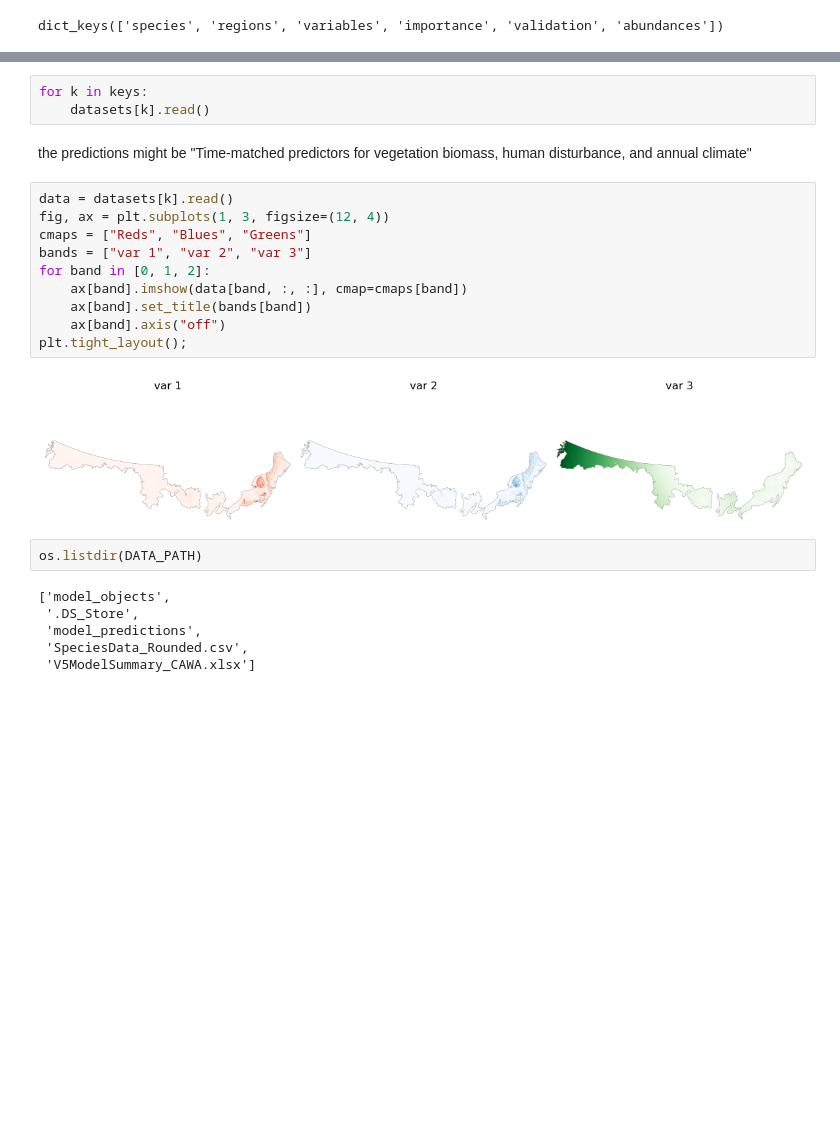
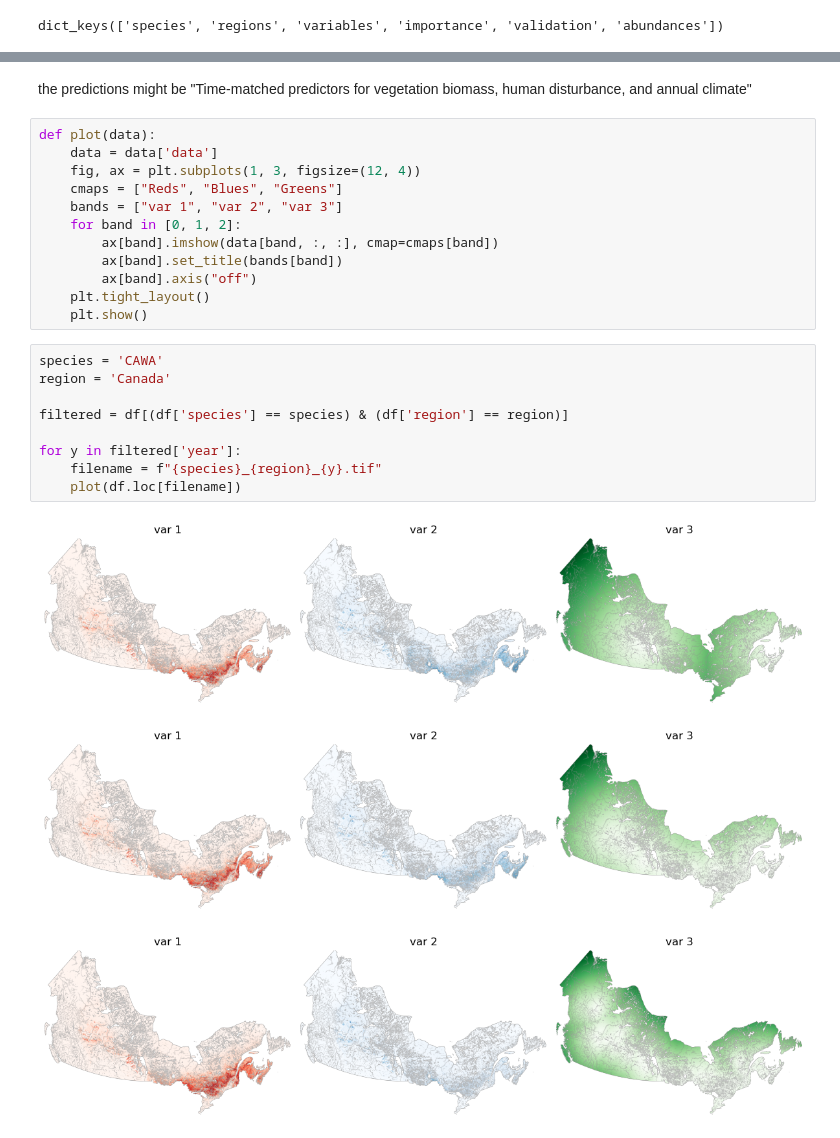
Before and after one commit to borealbirds/Boreal-Birds-dashboard, a Jupyter notebook: notebooks/eda.ipynb, the cells around one changed output, grey strips where cells are left out. Drawn from its saved outputs; the diff is of its cells as text; blank space fills up the shorter version.

```diff
--- a/notebooks/eda.ipynb
+++ b/notebooks/eda.ipynb
@@ -55,25 +55,27 @@ datasets
-# %%
-for k in keys:
-    datasets[k].read()
 # %% [markdown]
 the predictions might be "Time-matched predictors for vegetation biomass, human disturbance, and annual climate"
 # %%
-data = datasets[k].read()
-fig, ax = plt.subplots(1, 3, figsize=(12, 4))
-cmaps = ["Reds", "Blues", "Greens"]
-bands = ["var 1", "var 2", "var 3"]
-for band in [0, 1, 2]:
-    ax[band].imshow(data[band, :, :], cmap=cmaps[band])
-    ax[band].set_title(bands[band])
-    ax[band].axis("off")
-plt.tight_layout();
+def plot(data):
+    data = data['data']
+    fig, ax = plt.subplots(1, 3, figsize=(12, 4))
+    cmaps = ["Reds", "Blues", "Greens"]
+    bands = ["var 1", "var 2", "var 3"]
+    for band in [0, 1, 2]:
+        ax[band].imshow(data[band, :, :], cmap=cmaps[band])
+        ax[band].set_title(bands[band])
+        ax[band].axis("off")
+    plt.tight_layout()
+    plt.show()
-# %% [output]
-[figure, removed]
-# %%
-os.listdir(DATA_PATH)
-# %% [output]
-['model_objects',
- '.DS_Store',
- 'model_predictions',
- 'SpeciesData_Rounded.csv',
- 'V5ModelSummary_CAWA.xlsx']
+# %%
+species = 'CAWA'
+region = 'Canada'
+
+filtered = df[(df['species'] == species) & (df['region'] == region)]
+
+for y in filtered['year']:
+    filename = f"{species}_{region}_{y}.tif"
+    plot(df.loc[filename])
+# %% [output]
+[figure, added]
+[figure, added]
+[figure, added]
```
Also changed, not shown: parts of 4 cells of this notebook.
